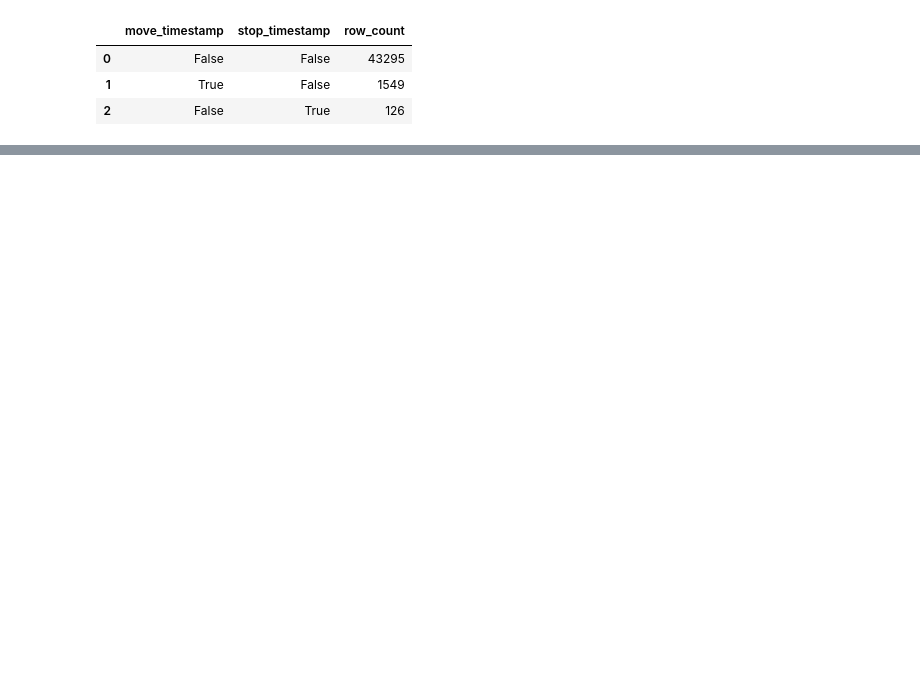
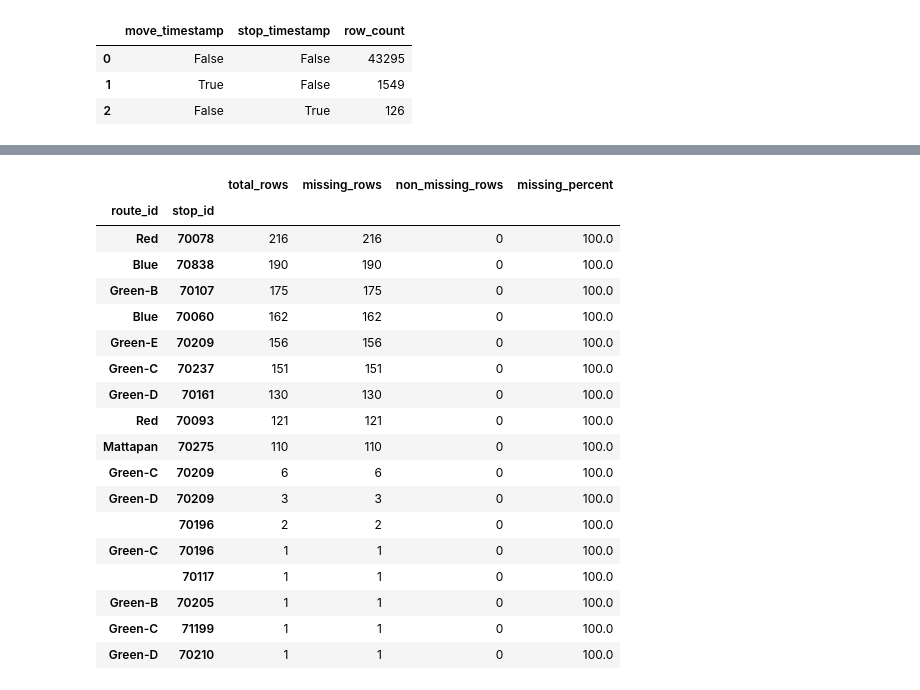
Before and after one commit to rahulcommit/mbta-subway-delay-analysis, a Jupyter notebook: notebooks/01_data_profile.ipynb, the cells around one changed output, grey strips where cells are left out. Cells and saved outputs as stored; diff of their text form; code cells hidden in the pictures; blank space fills up the shorter version.

```diff
--- a/notebooks/01_data_profile.ipynb
+++ b/notebooks/01_data_profile.ipynb
@@ -232,0 +938,24 @@ timestamp_missing_profile
+# %%
+dwell_stop_profile = (
+    df.groupby(["route_id", "stop_id"])["dwell_time_seconds"]
+    .agg(
+        total_rows="size",
+        missing_rows=lambda s: s.isna().sum(),
+        non_missing_rows=lambda s: s.notna().sum()
+    )
+)
+
+dwell_stop_profile["missing_percent"] = (
+    dwell_stop_profile["missing_rows"]
+    / dwell_stop_profile["total_rows"]
+    * 100
+).round(2)
+
+dwell_stop_profile = dwell_stop_profile[
+    dwell_stop_profile["missing_rows"] > 0
+].sort_values(
+    "missing_percent",
+    ascending=False
+)
+
+dwell_stop_profile
@@ -232,0 +995,29 @@ timestamp_missing_profile
+# %%
+dwell_fully_missing_stops = dwell_stop_profile[
+    dwell_stop_profile["missing_percent"] == 100
+].sort_values(
+    "missing_rows",
+    ascending=False
+)
+
+dwell_fully_missing_stops
+# %% [output]
+|  |  | total_rows | missing_rows | non_missing_rows | missing_percent |
+| route_id | stop_id |  |  |  |  |
+| Red | 70078 | 216 | 216 | 0 | 100.0 |
+| Blue | 70838 | 190 | 190 | 0 | 100.0 |
+| Green-B | 70107 | 175 | 175 | 0 | 100.0 |
+| Blue | 70060 | 162 | 162 | 0 | 100.0 |
+| Green-E | 70209 | 156 | 156 | 0 | 100.0 |
+| Green-C | 70237 | 151 | 151 | 0 | 100.0 |
+| Green-D | 70161 | 130 | 130 | 0 | 100.0 |
+| Red | 70093 | 121 | 121 | 0 | 100.0 |
+| Mattapan | 70275 | 110 | 110 | 0 | 100.0 |
+| Green-C | 70209 | 6 | 6 | 0 | 100.0 |
+| Green-D | 70209 | 3 | 3 | 0 | 100.0 |
+|  | 70196 | 2 | 2 | 0 | 100.0 |
+| Green-C | 70196 | 1 | 1 | 0 | 100.0 |
+|  | 70117 | 1 | 1 | 0 | 100.0 |
+| Green-B | 70205 | 1 | 1 | 0 | 100.0 |
+| Green-C | 71199 | 1 | 1 | 0 | 100.0 |
+| Green-D | 70210 | 1 | 1 | 0 | 100.0 |
```
Also changed, not shown: parts of 70 cells of this notebook.
